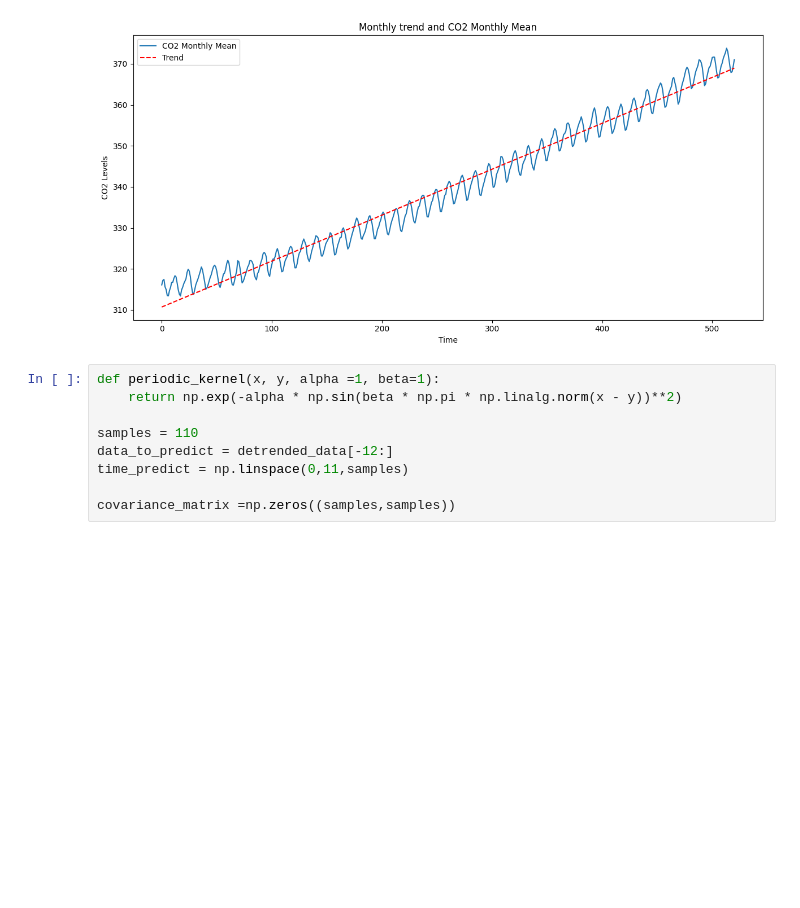
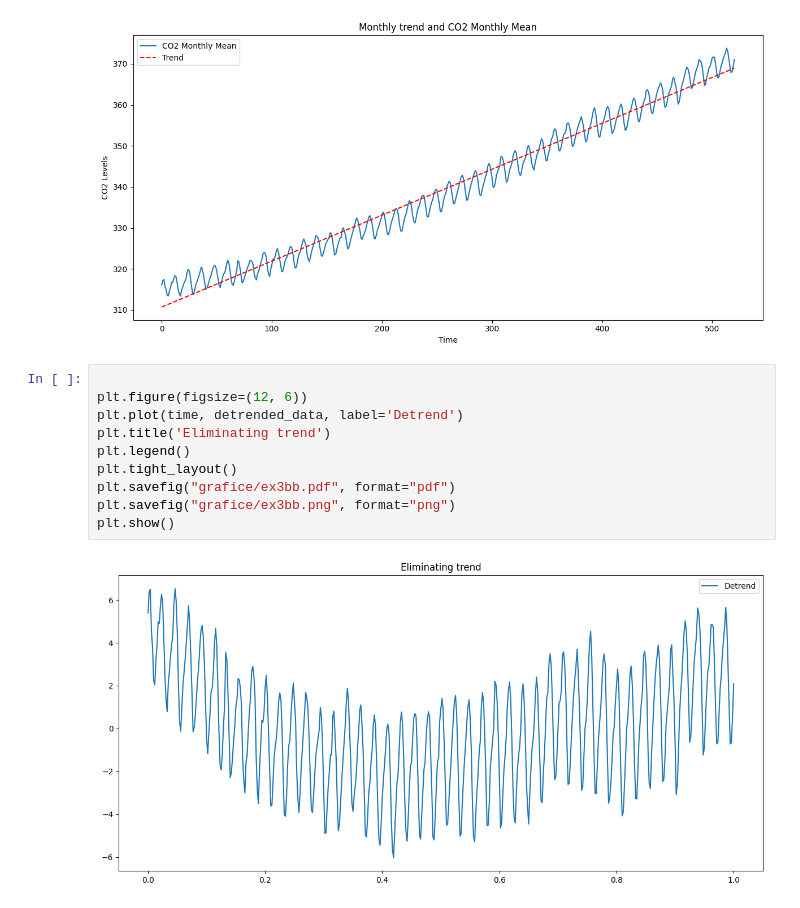
Before and after one commit to Lung-Alexandra/procesarea_semnalelor, a Jupyter notebook: Lab10/lab10.ipynb, the cells around one changed output. Cells and saved outputs as stored; diff of their text form; blank space fills up the shorter version.

```diff
--- a/Lab10/lab10.ipynb
+++ b/Lab10/lab10.ipynb
@@ -171,12 +171,15 @@ plt.savefig("grafice/ex3b.png", format="png")
 plt.show()
 # %% [output]
 [figure]
-# %%
-def periodic_kernel(x, y, alpha =1, beta=1):
-    return np.exp(-alpha * np.sin(beta * np.pi * np.linalg.norm(x - y))**2)
-
-samples = 110
-data_to_predict = detrended_data[-12:]
-time_predict = np.linspace(0,11,samples)
-
-covariance_matrix =np.zeros((samples,samples))
+# %%
+
+plt.figure(figsize=(12, 6))
+plt.plot(time, detrended_data, label='Detrend')
+plt.title('Eliminating trend')
+plt.legend()
+plt.tight_layout()
+plt.savefig("grafice/ex3bb.pdf", format="pdf")
+plt.savefig("grafice/ex3bb.png", format="png")
+plt.show()
+# %% [output]
+[figure, added]
```
Also changed, not shown: parts of 2 cells of this notebook, 6 other files.
